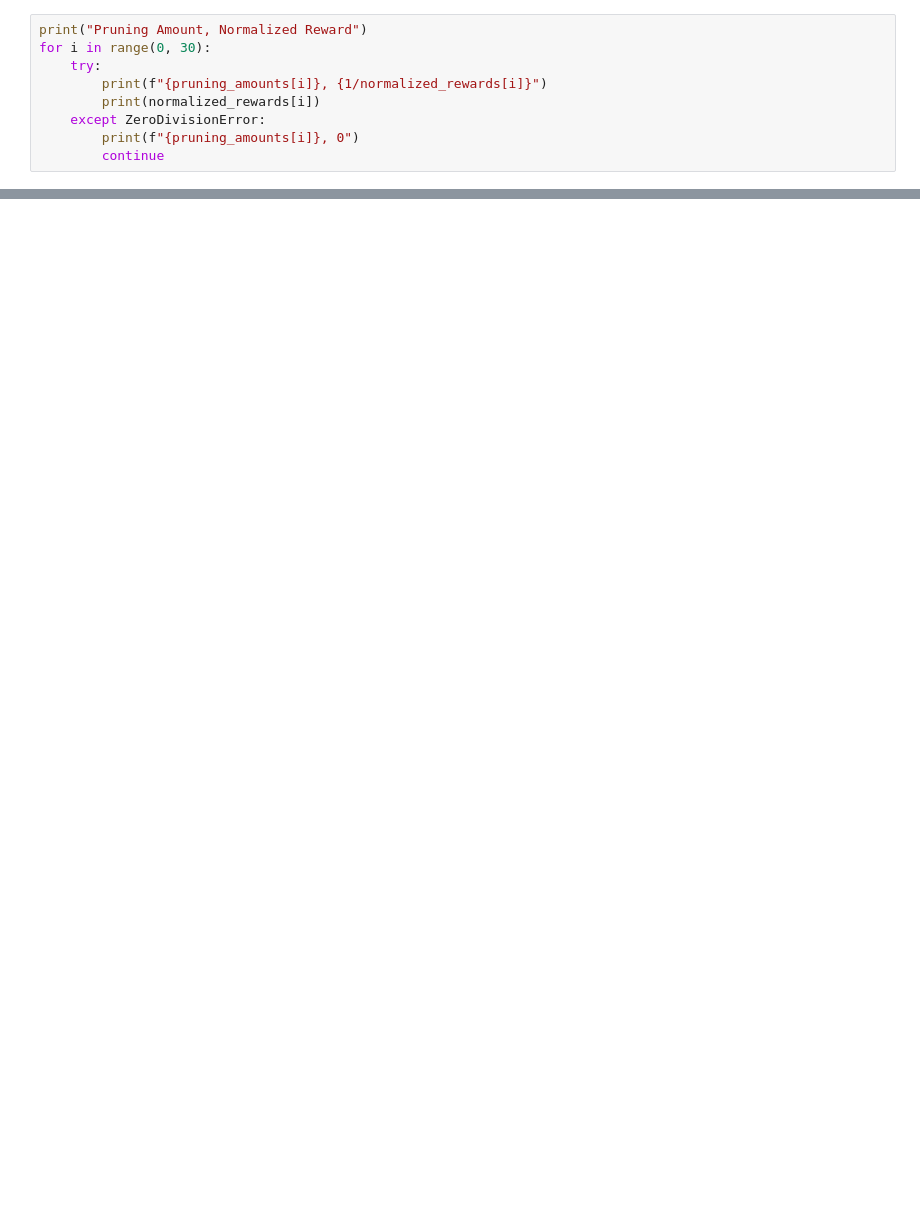
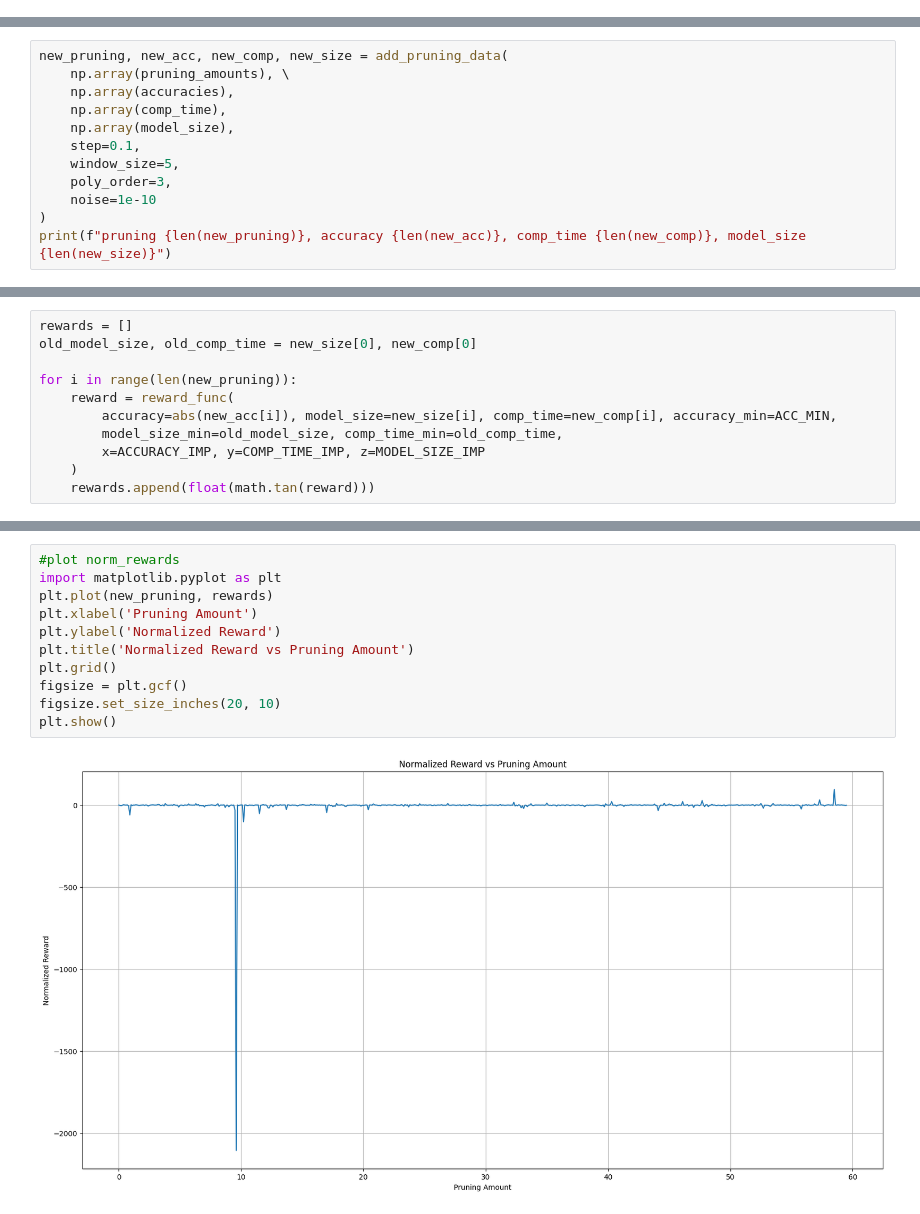
Before and after one commit to mahadevxo/DDNN-Working, a Jupyter notebook: src/pruning/taylor_series/plot_results.ipynb, the cells around one changed output, grey strips where cells are left out. Saved outputs shown, nothing was run; the diff lists cells and outputs as text; blank space fills up the shorter version.

Commit message:
added data

```diff
--- a/src/pruning/taylor_series/plot_results.ipynb
+++ b/src/pruning/taylor_series/plot_results.ipynb
@@ -242,9 +95,0 @@ np.int64(58)
-# %%
-print("Pruning Amount, Normalized Reward")
-for i in range(0, 30):
-    try:
-        print(f"{pruning_amounts[i]}, {1/normalized_rewards[i]}")
-        print(normalized_rewards[i])
-    except ZeroDivisionError:
-        print(f"{pruning_amounts[i]}, 0")
-        continue
@@ -268,0 +139,12 @@ Pruning Amount, Normalized Reward
+# %%
+new_pruning, new_acc, new_comp, new_size = add_pruning_data(
+    np.array(pruning_amounts), \
+    np.array(accuracies),
+    np.array(comp_time),
+    np.array(model_size),
+    step=0.1,
+    window_size=5,
+    poly_order=3,
+    noise=1e-10
+)
+print(f"pruning {len(new_pruning)}, accuracy {len(new_acc)}, comp_time {len(new_comp)}, model_size {len(new_size)}")
@@ -268,0 +153,11 @@ Pruning Amount, Normalized Reward
+# %%
+rewards = []
+old_model_size, old_comp_time = new_size[0], new_comp[0]
+
+for i in range(len(new_pruning)):
+    reward = reward_func(
+        accuracy=abs(new_acc[i]), model_size=new_size[i], comp_time=new_comp[i], accuracy_min=ACC_MIN,
+        model_size_min=old_model_size, comp_time_min=old_comp_time,
+        x=ACCURACY_IMP, y=COMP_TIME_IMP, z=MODEL_SIZE_IMP
+    )
+    rewards.append(float(math.tan(reward)))
@@ -268,0 +179,13 @@ Pruning Amount, Normalized Reward
+# %%
+#plot norm_rewards
+import matplotlib.pyplot as plt
+plt.plot(new_pruning, rewards)
+plt.xlabel('Pruning Amount')
+plt.ylabel('Normalized Reward')
+plt.title('Normalized Reward vs Pruning Amount')
+plt.grid()
+figsize = plt.gcf()
+figsize.set_size_inches(20, 10)
+plt.show()
+# %% [output]
+[figure, added]
```
Also changed, not shown: parts of 23 cells of this notebook, 4 other files.
